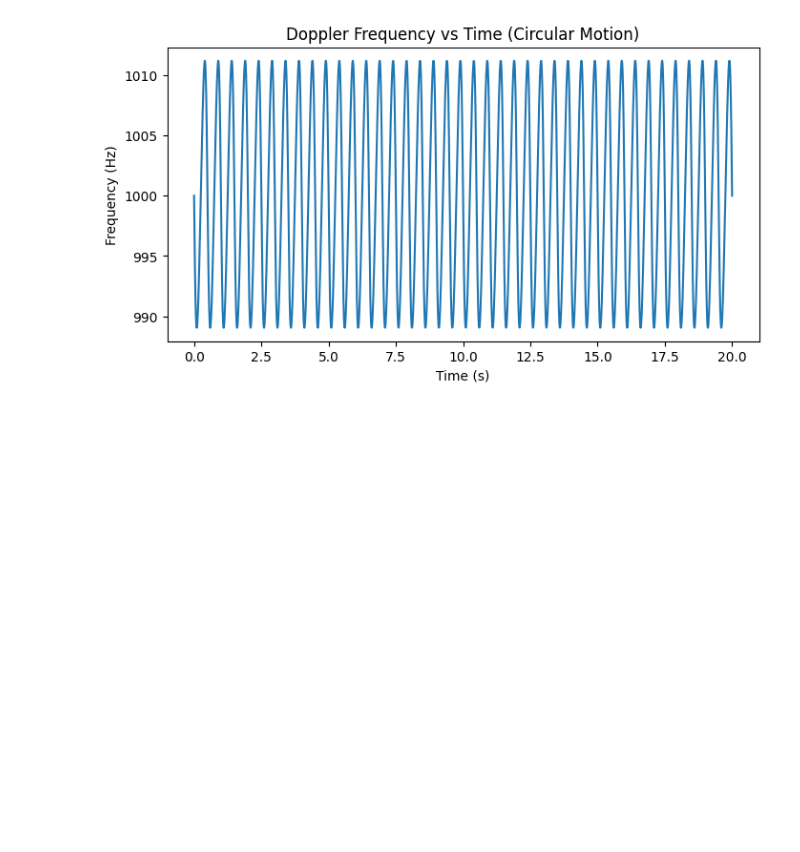
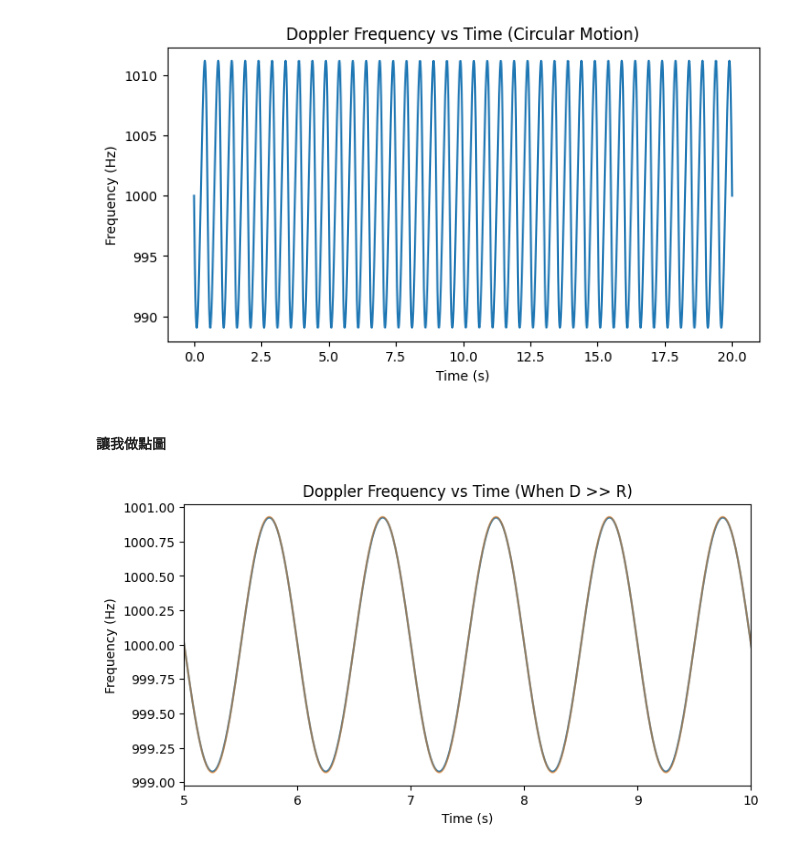
Before and after one commit to 000RF/exp.phy-3-, a Jupyter notebook: 1114/theoretical.ipynb, the cells around one changed output. Drawn from its saved outputs; the diff is of its cells as text; code cells hidden in the pictures; blank space fills up the shorter version.

```diff
--- a/1114/theoretical.ipynb
+++ b/1114/theoretical.ipynb
@@ -91,3 +91,52 @@ plt.title("Doppler Frequency vs Time (Circular Motion)")
 plt.show()
 # %% [output]
 [figure]
+# %% [markdown]
+#### 讓我做點圖
+# %%
+f0 = 1000        # 聲源發射頻率 (Hz)
+R = 0.05          # 圓周半徑 (m)
+omega = 2*np.pi  # 角速度 (rad/s) → 0.67 圈/秒
+c = 340          # 聲速 (m/s)
+
+# 觀察者位置（固定在圓外）
+D = 7
+observer = np.array([D, 0.0])
+
+# 時間軸
+t = np.linspace(0, 20, 2000)
+
+xs = R * np.cos(omega * t)
+ys = R * np.sin(omega * t)
+source_pos = np.vstack((xs, ys)).T
+
+# 聲源切向速度 v = Rω
+v = R * omega
+vxs = -v * np.sin(omega * t)
+vys =  v * np.cos(omega * t)
+source_vel = np.vstack((vxs, vys)).T
+
+# 從聲源指向觀察者的向量
+vec = observer - source_pos
+dist = np.linalg.norm(vec, axis=1)
+unit_vec = vec / dist[:, None]
+
+# 徑向速度 vr（正值 = 靠近觀察者）
+vr = np.sum(source_vel * unit_vec, axis=1)
+
+f = f0 * c / (c - vr)
+
+y = -0.93 * np.sin(omega * t) + 1000
+
+
+plt.figure(figsize=(8, 4))
+plt.plot(t, f)
+plt.plot(t, y, alpha=0.5)
+plt.xlabel("Time (s)")
+plt.ylabel("Frequency (Hz)")
+plt.title("Doppler Frequency vs Time (When D >> R)")
+#plt.grid(True)
+plt.xlim(5, 10)
+plt.show()
+# %% [output]
+[figure, added]
```
Also changed, not shown: 7 other files.
